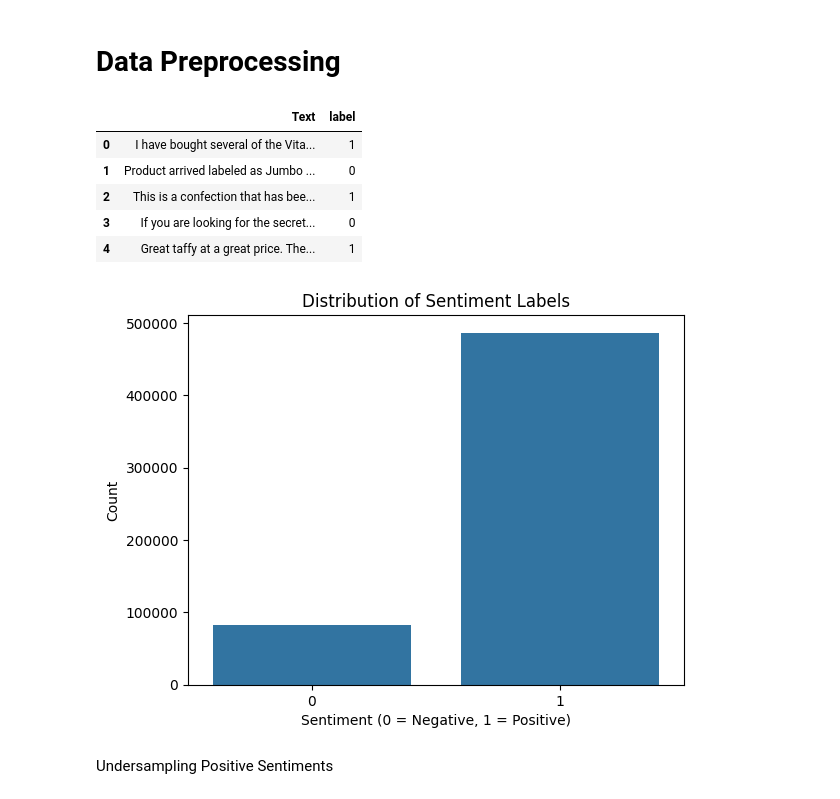
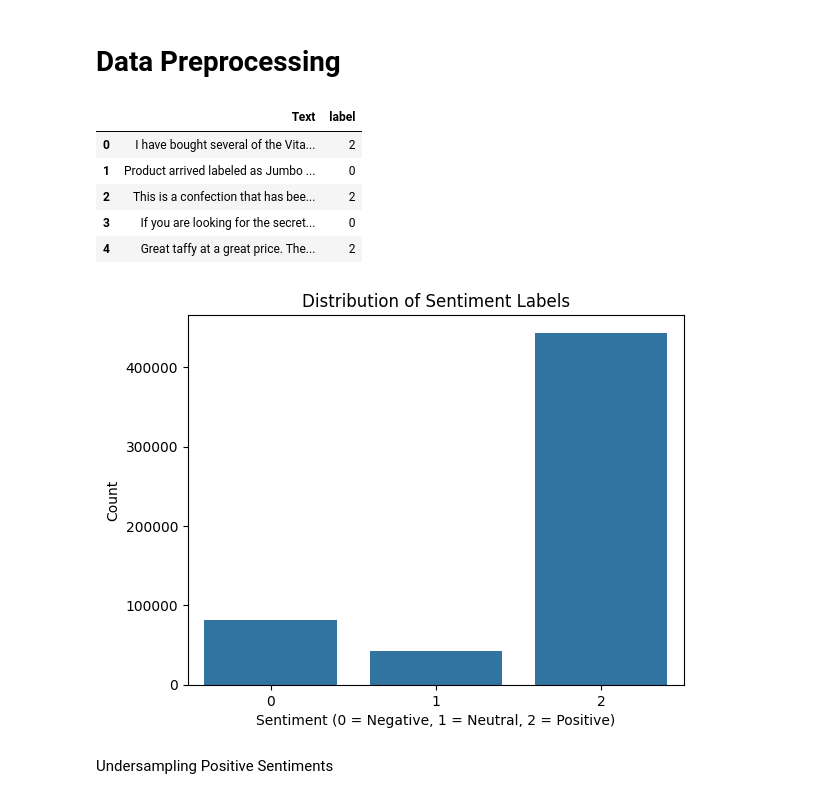
Before and after one commit to Adam556678/Python-Sentiment-Analysis, a Jupyter notebook: Sentiment_Analysis.ipynb, the cells around one changed output. Cells and saved outputs as stored; diff of their text form; code cells hidden in the pictures.

```diff
--- a/Sentiment_Analysis.ipynb
+++ b/Sentiment_Analysis.ipynb
@@ -27,8 +29,10 @@ df = df[["Score", "Text"]]
 def map_sentiment(score):
     if score <= 2:
         return 0
+    elif score == 3:
+        return 1
     else:
-        return 1
+        return 2
 
 df['label'] = df['Score'].apply(map_sentiment)
 df.drop('Score', inplace=True, axis=1)
@@ -36,22 +40,22 @@ df.drop('Score', inplace=True, axis=1)
 df.head()
 # %% [output]
 |  | Text | label |
-| 0 | I have bought several of the Vita... | 1 |
+| 0 | I have bought several of the Vita... | 2 |
 | 1 | Product arrived labeled as Jumbo ... | 0 |
-| 2 | This is a confection that has bee... | 1 |
+| 2 | This is a confection that has bee... | 2 |
 | 3 | If you are looking for the secret... | 0 |
-| 4 | Great taffy at a great price. The... | 1 |
+| 4 | Great taffy at a great price. The... | 2 |
 # %%
 def plot_sent_labels_count(data, title=None):
     sns.countplot(data=data, x='label')
     plt.title(title)
-    plt.xlabel('Sentiment (0 = Negative, 1 = Positive)')
+    plt.xlabel('Sentiment (0 = Negative, 1 = Neutral, 2 = Positive)')
     plt.ylabel('Count')
     plt.show()
 
 plot_sent_labels_count(data=df, title='Distribution of Sentiment Labels')
 # %% [output]
-[figure, old version]
+[figure, new version]
 # %% [markdown]
 Undersampling Positive Sentiments
 # %%
```
Also changed, not shown: parts of 24 cells of this notebook.
